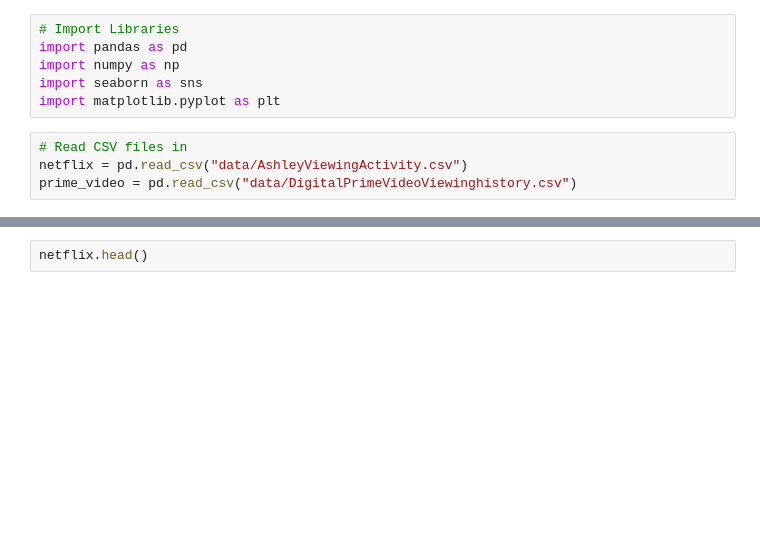
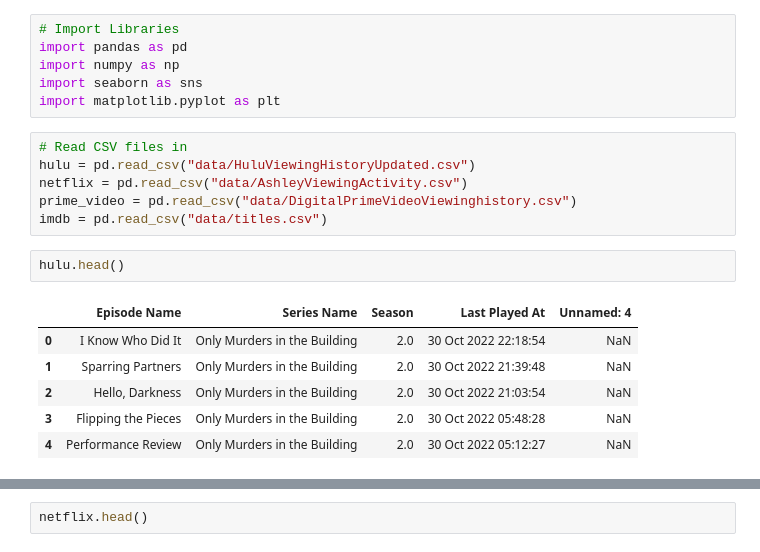
Before and after one commit to istarlet/netflix_viewing_habits, a Jupyter notebook: netflix.ipynb, the cells around one changed output, grey strips where cells are left out. Cells and saved outputs as stored; diff of their text form; blank space fills up the shorter version.

```diff
--- a/netflix.ipynb
+++ b/netflix.ipynb
@@ -8,5 +8,16 @@ import seaborn as sns
 import matplotlib.pyplot as plt
 # %%
 # Read CSV files in
+hulu = pd.read_csv("data/HuluViewingHistoryUpdated.csv")
 netflix = pd.read_csv("data/AshleyViewingActivity.csv")
 prime_video = pd.read_csv("data/DigitalPrimeVideoViewinghistory.csv")
+imdb = pd.read_csv("data/titles.csv")
+# %%
+hulu.head()
+# %% [output]
+|  | Episode Name | Series Name | Season | Last Played At | Unnamed: 4 |
+| 0 | I Know Who Did It | Only Murders in the Building | 2.0 | 30 Oct 2022 22:18:54 | NaN |
+| 1 | Sparring Partners | Only Murders in the Building | 2.0 | 30 Oct 2022 21:39:48 | NaN |
+| 2 | Hello, Darkness | Only Murders in the Building | 2.0 | 30 Oct 2022 21:03:54 | NaN |
+| 3 | Flipping the Pieces | Only Murders in the Building | 2.0 | 30 Oct 2022 05:48:28 | NaN |
+| 4 | Performance Review | Only Murders in the Building | 2.0 | 30 Oct 2022 05:12:27 | NaN |
```
Also changed, not shown: parts of 11 cells of this notebook.
